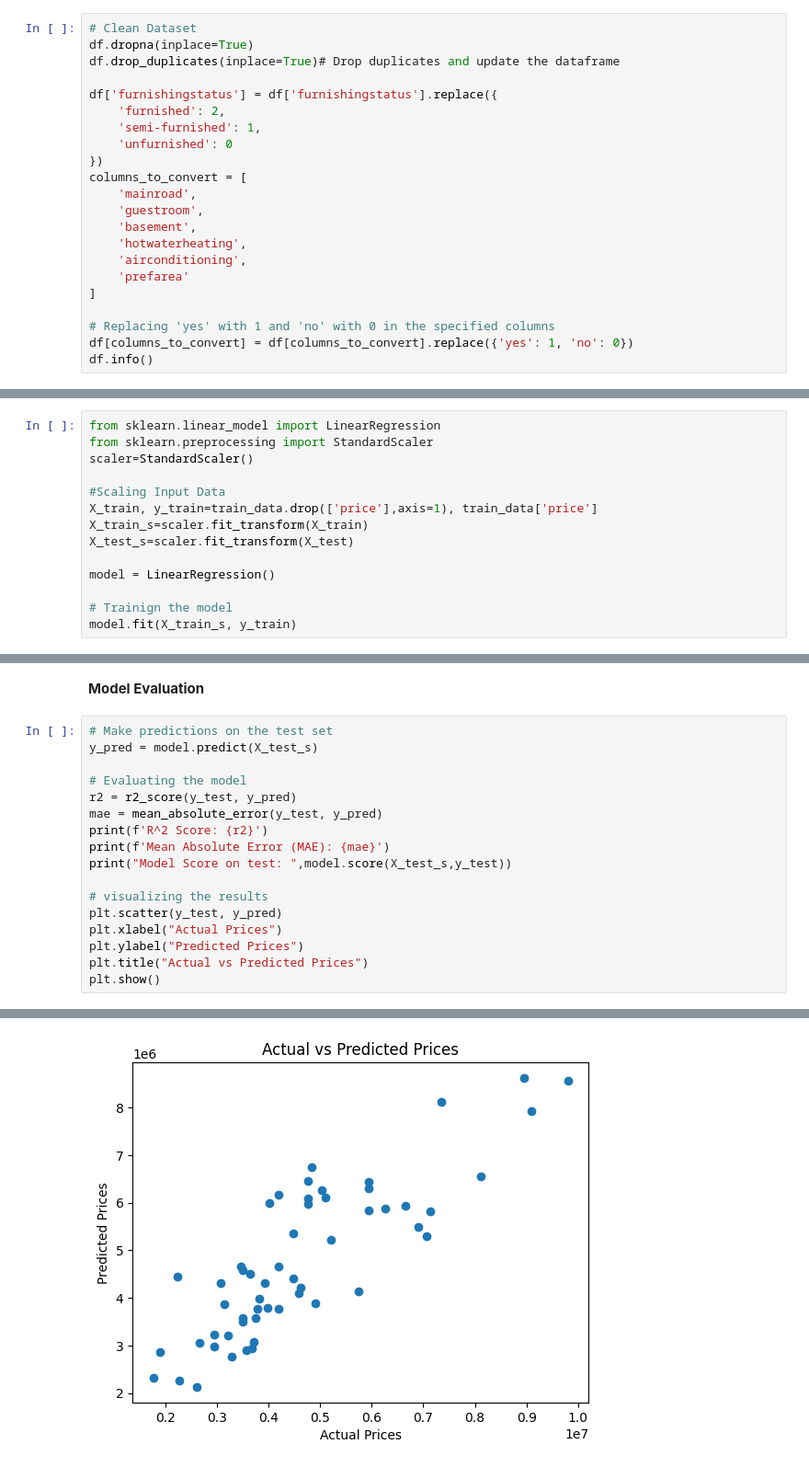
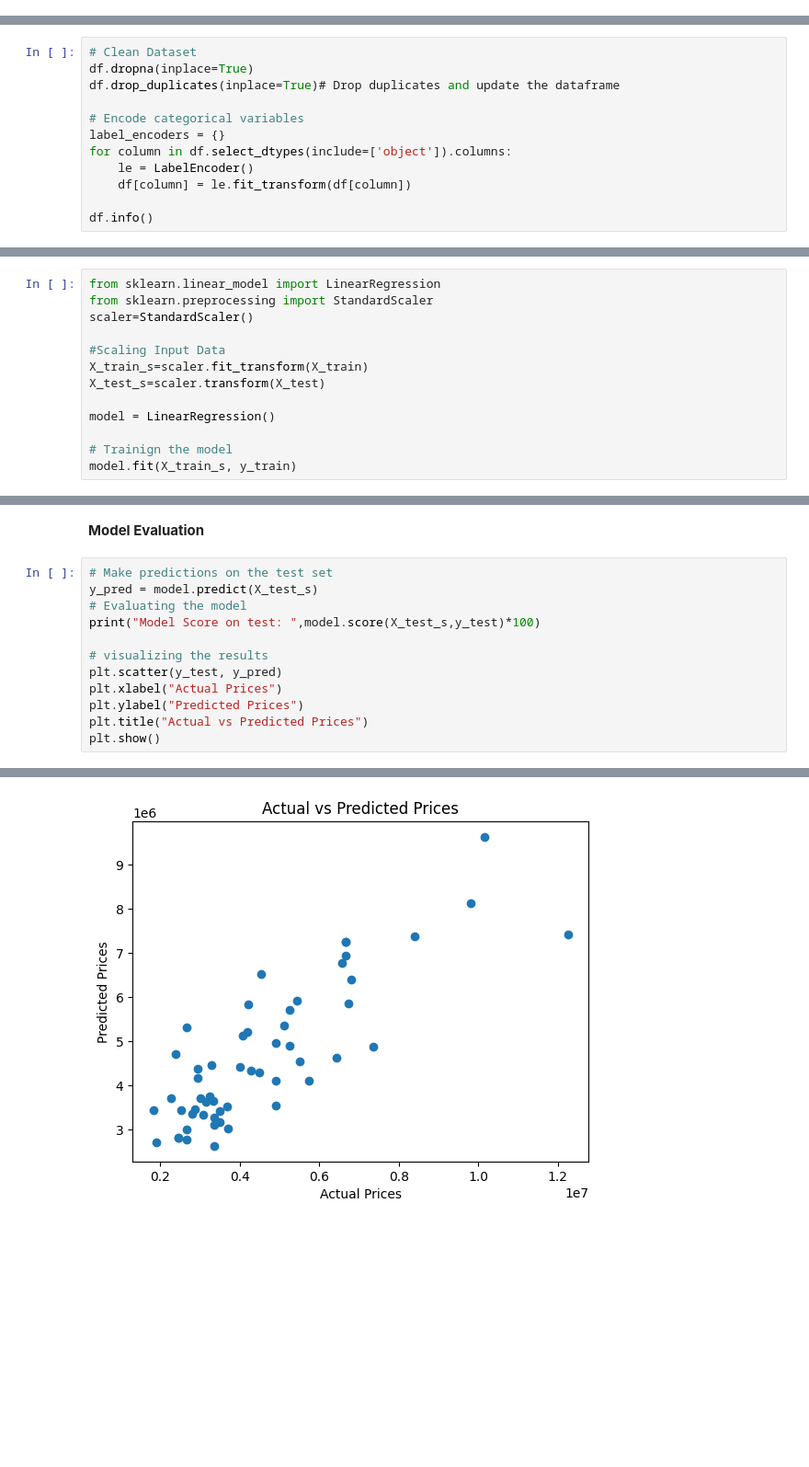
Before and after one commit to Rafay-Chohan/Machine-Learning, a Jupyter notebook: Dep Task 1/HousePricingPredictor.ipynb, the cells around one changed output, grey strips where cells are left out. Shown at 92% size. Cells and saved outputs as stored; diff of their text form; blank space fills up the shorter version.

```diff
--- a/Dep Task 1/HousePricingPredictor.ipynb
+++ b/Dep Task 1/HousePricingPredictor.ipynb
@@ -29,24 +37,2 @@ Dataframe shape:  (545, 13)
 # %% [markdown]
 **Preprocessing**
-# %%
-# Clean Dataset
-df.dropna(inplace=True)
-df.drop_duplicates(inplace=True)# Drop duplicates and update the dataframe
-
-df['furnishingstatus'] = df['furnishingstatus'].replace({
-    'furnished': 2,
-    'semi-furnished': 1,
-    'unfurnished': 0
-})
-columns_to_convert = [
-    'mainroad',
-    'guestroom',
-    'basement',
-    'hotwaterheating',
-    'airconditioning',
-    'prefarea'
-]
-
-# Replacing 'yes' with 1 and 'no' with 0 in the specified columns
-df[columns_to_convert] = df[columns_to_convert].replace({'yes': 1, 'no': 0})
-df.info()
@@ -73,0 +39,12 @@ memory usage: 55.5 KB
+# %%
+# Clean Dataset
+df.dropna(inplace=True)
+df.drop_duplicates(inplace=True)# Drop duplicates and update the dataframe
+
+# Encode categorical variables
+label_encoders = {}
+for column in df.select_dtypes(include=['object']).columns:
+    le = LabelEncoder()
+    df[column] = le.fit_transform(df[column])
+
+df.info()
@@ -112,9 +135,8 @@ from sklearn.preprocessing import StandardScaler
 scaler=StandardScaler()
 
 #Scaling Input Data
-X_train, y_train=train_data.drop(['price'],axis=1), train_data['price']
 X_train_s=scaler.fit_transform(X_train)
-X_test_s=scaler.fit_transform(X_test)
+X_test_s=scaler.transform(X_test)
 
 model = LinearRegression()
 
@@ -127,13 +149,8 @@ LinearRegression()
 # %%
 # Make predictions on the test set
 y_pred = model.predict(X_test_s)
-
 # Evaluating the model
-r2 = r2_score(y_test, y_pred)
-mae = mean_absolute_error(y_test, y_pred)
-print(f'R^2 Score: {r2}')
-print(f'Mean Absolute Error (MAE): {mae}')
-print("Model Score on test: ",model.score(X_test_s,y_test))
+print("Model Score on test: ",model.score(X_test_s,y_test)*100)
 
 # visualizing the results
 plt.scatter(y_test, y_pred)
@@ -148 +163 @@ Model Score on test:  0.703910950287763
-[figure, old version]
+[figure, new version]
```
Also changed, not shown: parts of 11 cells of this notebook, 1 other file.
